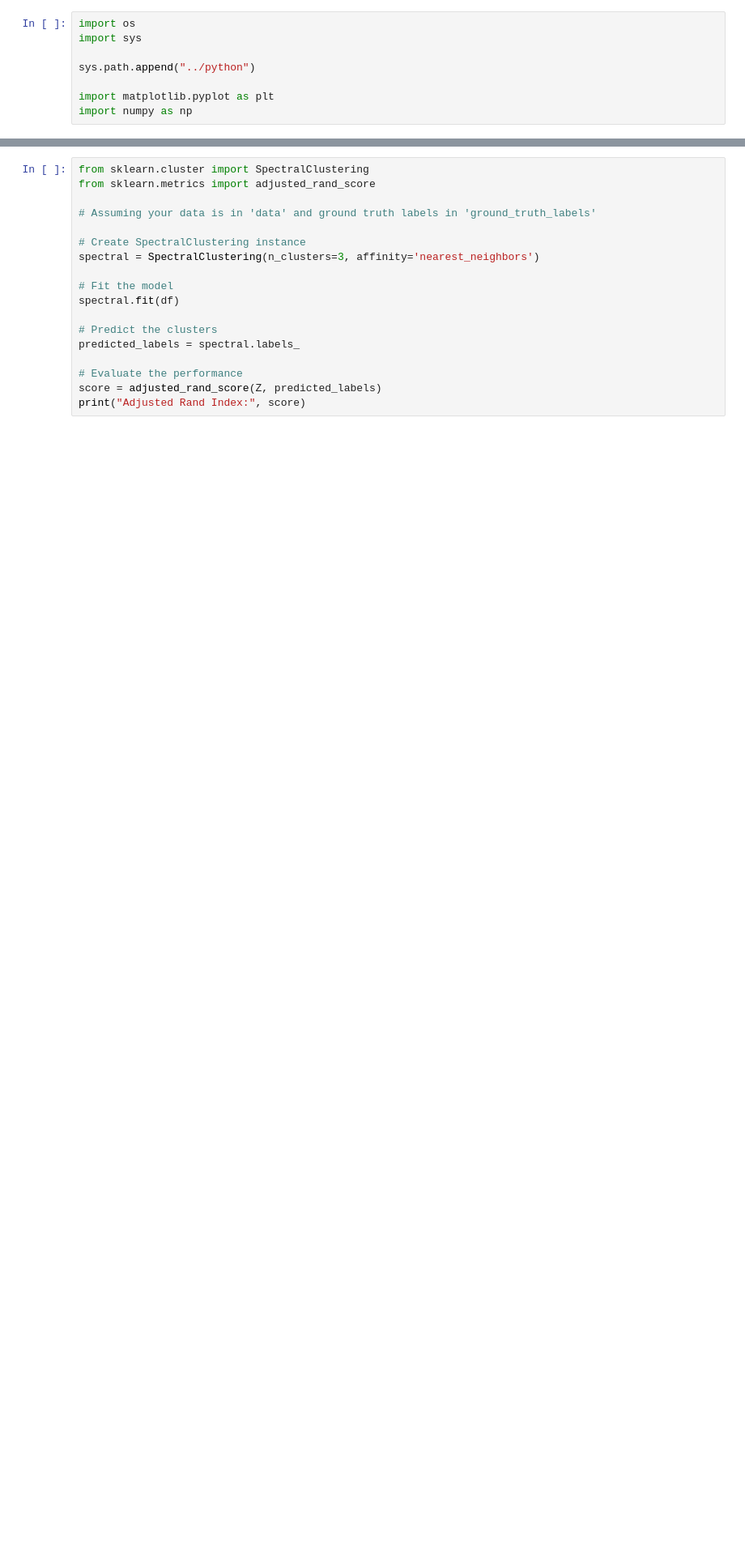
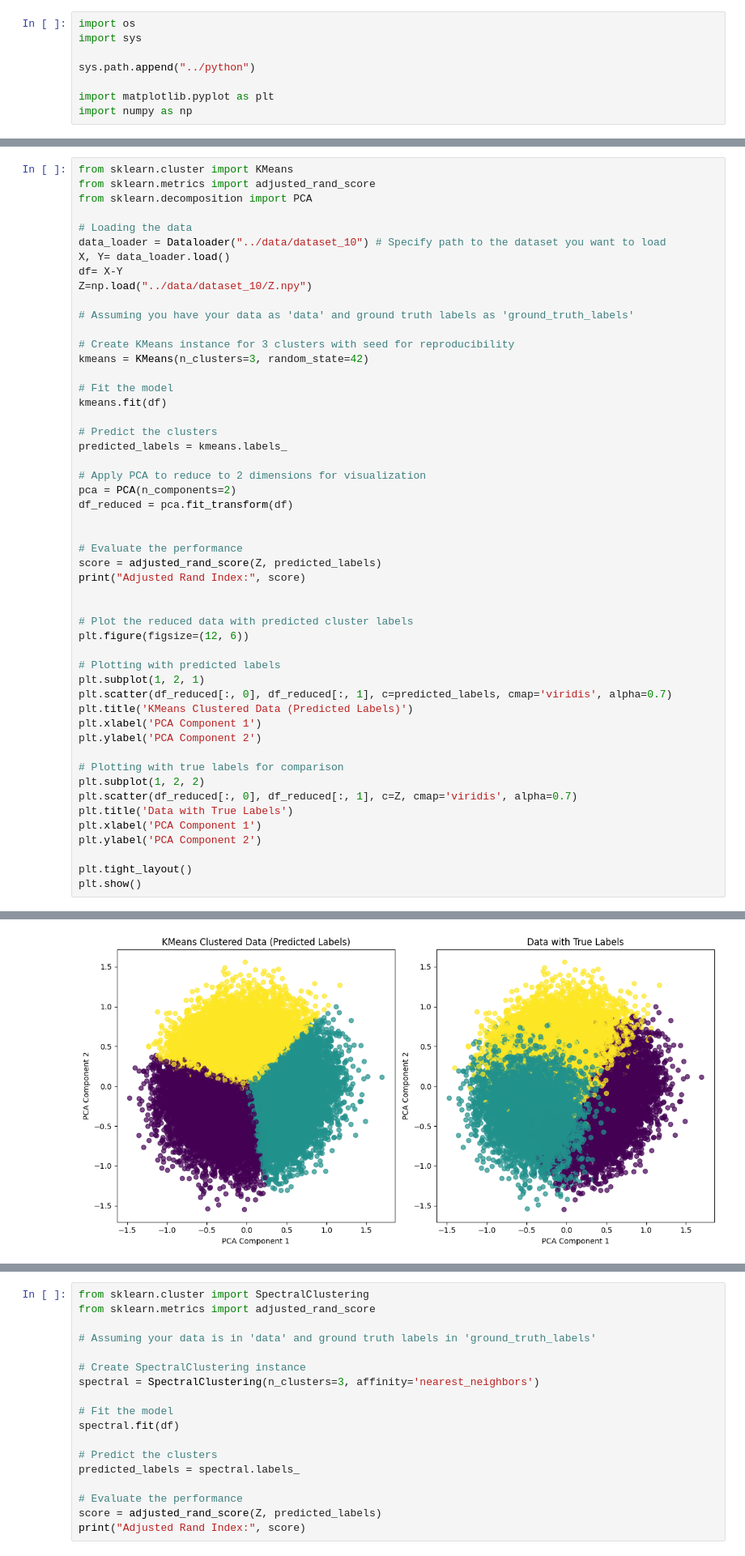
Before and after one commit to maximejpg/cs-sdp-2023-24, a Jupyter notebook: python_folder/kmeans.ipynb, the cells around one changed output, grey strips where cells are left out. Shown: that part at 81% size. Cells and saved outputs as stored; diff of their text form; blank space fills up the shorter version.

Commit message:
different models

```diff
--- a/python_folder/kmeans.ipynb
+++ b/python_folder/kmeans.ipynb
@@ -39,0 +21,52 @@ Adjusted Rand Index: 0.4764599641524036
+# %%
+from sklearn.cluster import KMeans
+from sklearn.metrics import adjusted_rand_score
+from sklearn.decomposition import PCA
+
+# Loading the data
+data_loader = Dataloader("../data/dataset_10") # Specify path to the dataset you want to load
+X, Y= data_loader.load()
+df= X-Y
+Z=np.load("../data/dataset_10/Z.npy")
+
+# Assuming you have your data as 'data' and ground truth labels as 'ground_truth_labels'
+
+# Create KMeans instance for 3 clusters with seed for reproducibility
+kmeans = KMeans(n_clusters=3, random_state=42)
+
+# Fit the model
+kmeans.fit(df)
+
+# Predict the clusters
+predicted_labels = kmeans.labels_
+
+# Apply PCA to reduce to 2 dimensions for visualization
+pca = PCA(n_components=2)
+df_reduced = pca.fit_transform(df)
+
+
+# Evaluate the performance
+score = adjusted_rand_score(Z, predicted_labels)
+print("Adjusted Rand Index:", score)
+
+
+# Plot the reduced data with predicted cluster labels
+plt.figure(figsize=(12, 6))
+
+# Plotting with predicted labels
+plt.subplot(1, 2, 1)
+plt.scatter(df_reduced[:, 0], df_reduced[:, 1], c=predicted_labels, cmap='viridis', alpha=0.7)
+plt.title('KMeans Clustered Data (Predicted Labels)')
+plt.xlabel('PCA Component 1')
+plt.ylabel('PCA Component 2')
+
+# Plotting with true labels for comparison
+plt.subplot(1, 2, 2)
+plt.scatter(df_reduced[:, 0], df_reduced[:, 1], c=Z, cmap='viridis', alpha=0.7)
+plt.title('Data with True Labels')
+plt.xlabel('PCA Component 1')
+plt.ylabel('PCA Component 2')
+
+plt.tight_layout()
+plt.show()
+# %% [output]
@@ -39,0 +74 @@ Adjusted Rand Index: 0.4764599641524036
+[figure, added]
```
Also changed, not shown: parts of 6 cells of this notebook, 5 other files.
